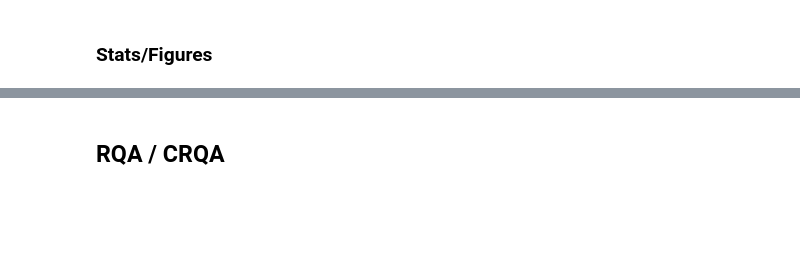
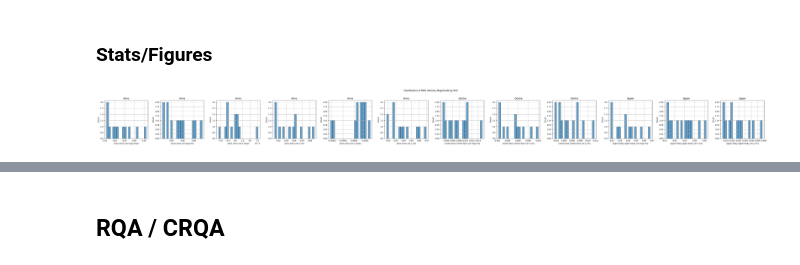
Before and after one commit to MInD-Laboratory/Pose-Dynamics, a Jupyter notebook: examples/case_study_2_mosaic/tutorial.ipynb, the cells around one changed output, grey strips where cells are left out. Cells and saved outputs as stored; diff of their text form; code cells hidden in the pictures; blank space fills up the shorter version.

```diff
--- a/examples/case_study_2_mosaic/tutorial.ipynb
+++ b/examples/case_study_2_mosaic/tutorial.ipynb
@@ -376,62 +351,40 @@ Index: []
 # %% [markdown]
 ### Stats/Figures
 # %%
-# Stats for linear features (per-window)
-import numpy as np
-from notebook_utils import build_table_with_emmeans
+# Visualize ROI summary statistics across windows
+# Pivot to wide format for easier plotting
+roi_wide = features_df[features_df["keypoint"].str.contains("centre_face|upper_body|arms", na=False)].copy()
 
-# 1. Prepare metadata columns
-features_df["participant"] = features_df["trial_id"].astype(str).str.split("_").str[0]
-features_df["condition"] = features_df["trial_id"].astype(str).str.split("_").str[1]
-features_df["window_index"] = (
-    features_df["window_id"].astype(str).str.split("_w").str[-1].astype(int)
-)
+if not roi_wide.empty:
+    # Create feature column name
+    roi_wide["col_name"] = roi_wide["keypoint"] + "_" + roi_wide["feature"]
 
-# 2. Pivot to wide format expected by build_table_with_emmeans
-features_df["col_name"] = features_df.apply(
-    lambda r: f"{r['keypoint']}_{r['feature']}"
-    if r["keypoint"] not in ["composite", "pairwise", "head_motion"]
-    else r["feature"],
-    axis=1,
-)
-wide_df = features_df.pivot_table(
-    index=["trial_id", "window_id", "participant", "condition", "window_index"],
-    columns="col_name",
-    values="value",
-).reset_index()
+    # Pivot
+    pivot_df = roi_wide.pivot_table(
+        index=["trial_id", "window_id"],
+        columns="col_name",
+        values="value"
+    ).reset_index()
 
-# 2b. Drop degenerate metrics (all-NaN, zero variance, or single unique value)
-numeric_cols = [
-    c
-    for c in wide_df.columns
-    if c not in ["trial_id", "window_id", "participant", "condition", "window_index"]
-]
-keep = []
-for c in numeric_cols:
-    ser = pd.to_numeric(wide_df[c], errors="coerce")
-    if ser.notna().sum() < 3:
-        print(f"[drop metric] {c}: <3 non-NA values")
-        continue
-    if ser.nunique(dropna=True) <= 1:
-        print(f"[drop metric] {c}: single unique value")
-        continue
-    if ser.std(skipna=True) == 0:
-        print(f"[drop metric] {c}: zero variance")
-        continue
-    keep.append(c)
-wide_df_filt = wide_df[
-    ["trial_id", "window_id", "participant", "condition", "window_index"] + keep
-]
+    # Plot distribution of RMS velocity for each ROI
+    rms_cols = [c for c in pivot_df.columns if "rms" in c.lower()]
+    if rms_cols:
+        fig, axes = plt.subplots(1, len(rms_cols), figsize=(4*len(rms_cols), 4))
+        if len(rms_cols) == 1:
+            axes = [axes]
 
-# 3. Run mixed-model stats and export LaTeX + figures
-stats_out_dir = ROOT / "examples" / "case_study_1_matb" / "stats_output"
-stats_tex_path = stats_out_dir / "linear_stats.tex"
-figs_out_dir = stats_out_dir / "figures"
+        for ax, col in zip(axes, rms_cols):
+            pivot_df[col].hist(ax=ax, bins=20, edgecolor='black', alpha=0.7)
+            ax.set_xlabel(col.replace("_", " "))
+            ax.set_ylabel("Count")
+            ax.set_title(col.split("_")[0].title())
 
-print(
-    f"Running linear stats on {len(wide_df_filt)} windows... conditions={wide_df_filt['condition'].unique()}"
-)
-modeled, skipped = build_table_with_emmeans(wide_df_filt, stats_tex_path, figs_out_dir)
-print(f"Linear stats complete. Modeled: {modeled}, Skipped: {skipped}")
-print(f"LaTeX table: {stats_tex_path}\nFigures: {figs_out_dir}")
+        plt.suptitle("Distribution of RMS Velocity Magnitude by ROI", y=1.02)
+        plt.tight_layout()
+        plt.show()
+
+    print(f"Feature columns: {sorted(pivot_df.columns[2:].tolist())}")
+else:
+    print("No ROI features found.")
 # %% [output]
+[figure, added]
```
Also changed, not shown: parts of 17 cells of this notebook, 6 other files.
